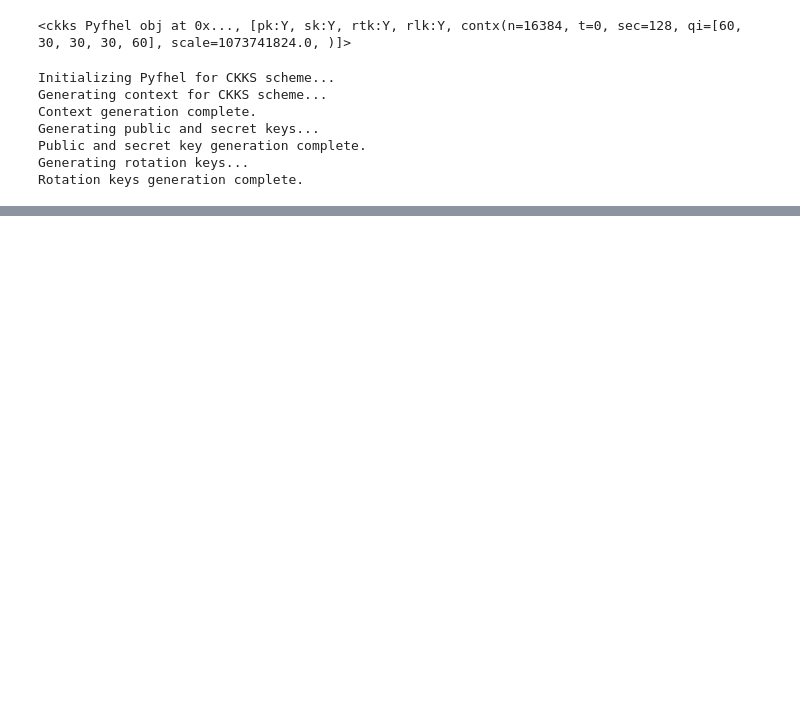
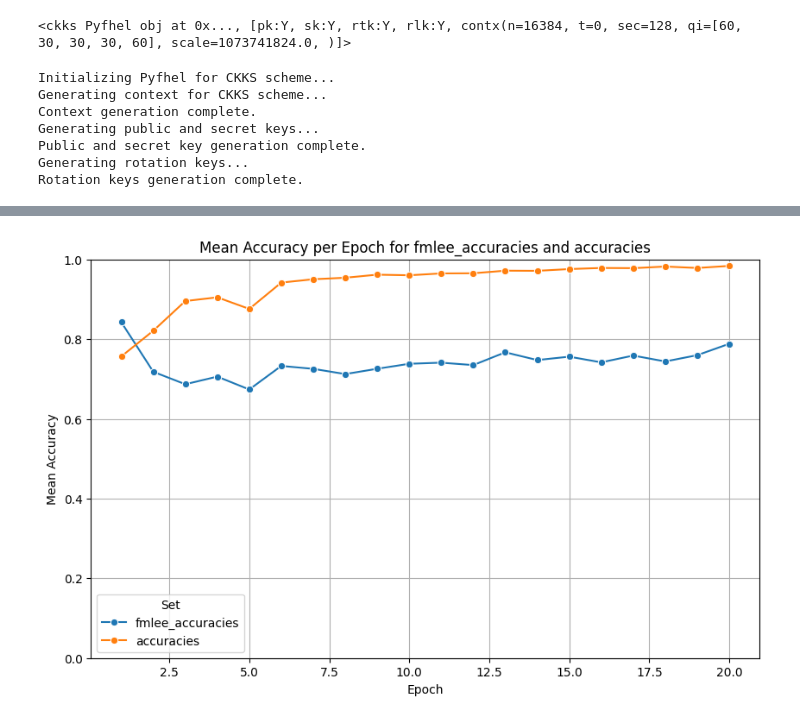
Before and after one commit to destx0/fmd, a Jupyter notebook: m.ipynb, the cells around one changed output, grey strips where cells are left out. Cells and saved outputs as stored; diff of their text form; code cells hidden in the pictures; blank space fills up the shorter version.

```diff
--- a/m.ipynb
+++ b/m.ipynb
@@ -22,6 +28,6 @@ Requirement already satisfied: threadpoolctl>=3.1.0 in /home/cs-lab-12/miniconda
 # %%
-no_clients = 3
-epochs = 3
+no_clients = 10
+epochs = 20
 # %%
 import tensorflow as tf
 
@@ -682,0 +988,37 @@ for r in tqdm(range(epochs)):
+# %%
+mean_fmlee_accuracies = np.mean(fmlee_accuracies, axis=0)
+mean_accuracies = np.mean(accuracies, axis=0)
+
+# Ensure the data is in the range [0, 1]
+assert np.all(
+    (0 <= mean_fmlee_accuracies) & (mean_fmlee_accuracies <= 1)
+), "fmlee_accuracies is not in the range [0, 1]"
+assert np.all(
+    (0 <= mean_accuracies) & (mean_accuracies <= 1)
+), "accuracies is not in the range [0, 1]"
+
+# Number of epochs
+epochs = len(mean_fmlee_accuracies)
+
+# Prepare data for plotting
+data = {
+    "Epoch": list(range(1, epochs + 1)) * 2,
+    "Mean Accuracy": list(mean_fmlee_accuracies) + list(mean_accuracies),
+    "Set": ["fmlee_accuracies"] * epochs + ["accuracies"] * epochs,
+}
+
+# Convert to DataFrame
+df = pd.DataFrame(data)
+
+# Plotting
+plt.figure(figsize=(10, 6))
+sns.lineplot(data=df, x="Epoch", y="Mean Accuracy", hue="Set", marker="o")
+plt.title("Mean Accuracy per Epoch for fmlee_accuracies and accuracies")
+plt.xlabel("Epoch")
+plt.ylabel("Mean Accuracy")
+plt.ylim(0, 1)  # Set y-axis limits from 0 to 1
+plt.legend(title="Set")
+plt.grid(True)
+plt.show()
+# %% [output]
+[figure, added]
```
Also changed, not shown: parts of 18 cells of this notebook.
